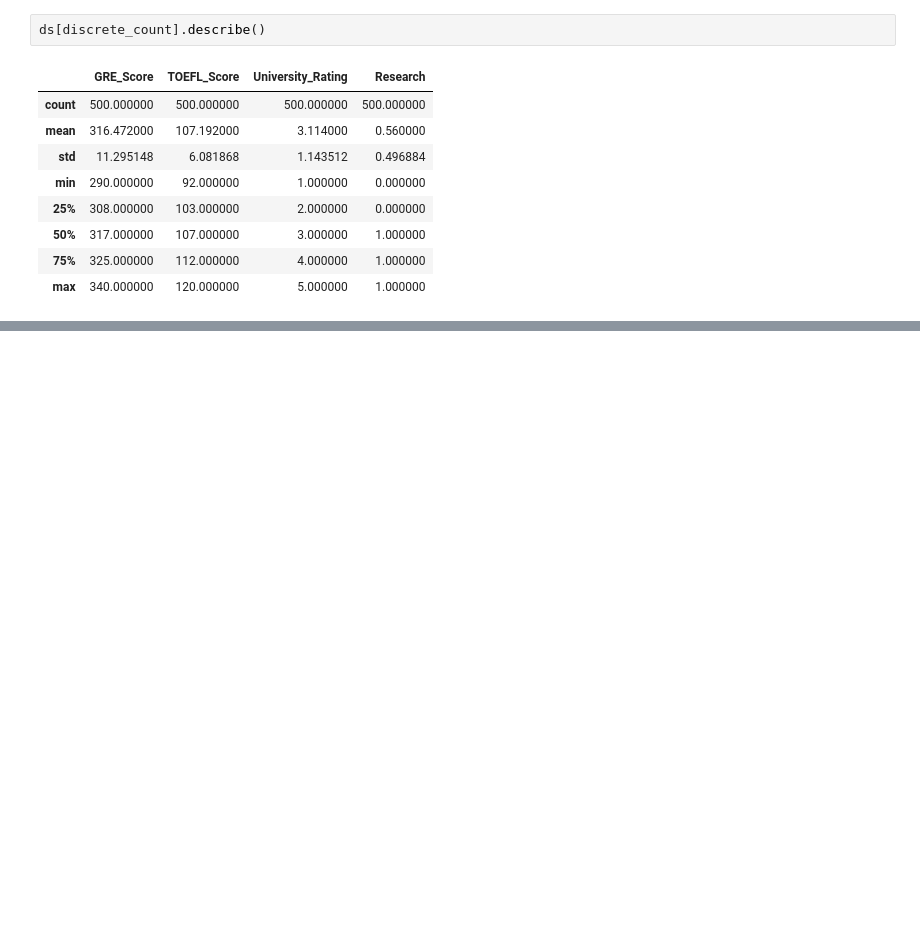
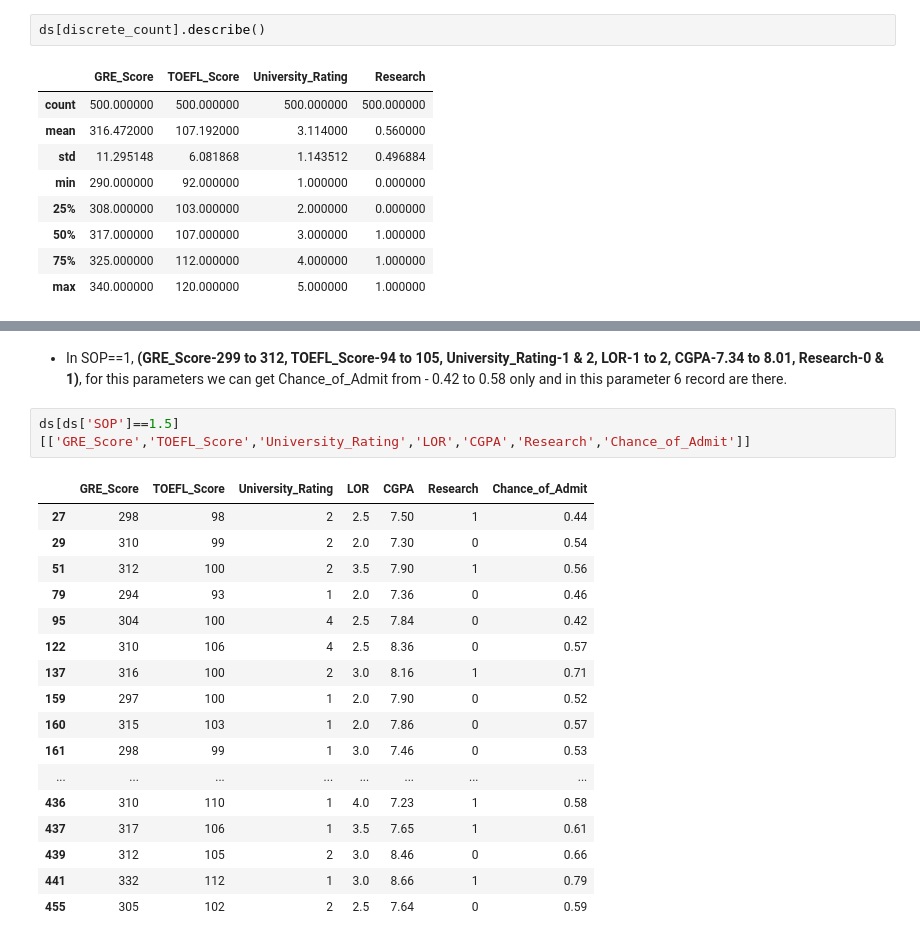
Before and after one commit to manojkumar211/admission-predict, a Jupyter notebook: experiment/admission.ipynb, the cells around one changed output, grey strips where cells are left out. Saved outputs shown, nothing was run; the diff lists cells and outputs as text; blank space fills up the shorter version.

```diff
--- a/experiment/admission.ipynb
+++ b/experiment/admission.ipynb
@@ -961,0 +1035,22 @@ ds[discrete_count].describe()
+# %% [markdown]
+- In SOP==1, **(GRE_Score-299 to 312, TOEFL_Score-94 to 105, University_Rating-1 & 2, LOR-1 to 2, CGPA-7.34 to 8.01, Research-0 & 1)**, for this parameters we can get Chance_of_Admit from - 0.42 to 0.58 only and in this parameter 6 record are there.
+# %%
+ds[ds['SOP']==1.5][['GRE_Score','TOEFL_Score','University_Rating','LOR','CGPA','Research','Chance_of_Admit']]
+# %% [output]
+|  | GRE_Score | TOEFL_Score | University_Rating | LOR | CGPA | Research | Chance_of_Admit |
+| 27 | 298 | 98 | 2 | 2.5 | 7.50 | 1 | 0.44 |
+| 29 | 310 | 99 | 2 | 2.0 | 7.30 | 0 | 0.54 |
+| 51 | 312 | 100 | 2 | 3.5 | 7.90 | 1 | 0.56 |
+| 79 | 294 | 93 | 1 | 2.0 | 7.36 | 0 | 0.46 |
+| 95 | 304 | 100 | 4 | 2.5 | 7.84 | 0 | 0.42 |
+| 122 | 310 | 106 | 4 | 2.5 | 8.36 | 0 | 0.57 |
+| 137 | 316 | 100 | 2 | 3.0 | 8.16 | 1 | 0.71 |
+| 159 | 297 | 100 | 1 | 2.0 | 7.90 | 0 | 0.52 |
+| 160 | 315 | 103 | 1 | 2.0 | 7.86 | 0 | 0.57 |
+| 161 | 298 | 99 | 1 | 3.0 | 7.46 | 0 | 0.53 |
+| ... | ... | ... | ... | ... | ... | ... | ... |
+| 436 | 310 | 110 | 1 | 4.0 | 7.23 | 1 | 0.58 |
+| 437 | 317 | 106 | 1 | 3.5 | 7.65 | 1 | 0.61 |
+| 439 | 312 | 105 | 2 | 3.0 | 8.46 | 0 | 0.66 |
+| 441 | 332 | 112 | 1 | 3.0 | 8.66 | 1 | 0.79 |
+| 455 | 305 | 102 | 2 | 2.5 | 7.64 | 0 | 0.59 |
```
Also changed, not shown: parts of 101 cells of this notebook, 7 other files.
